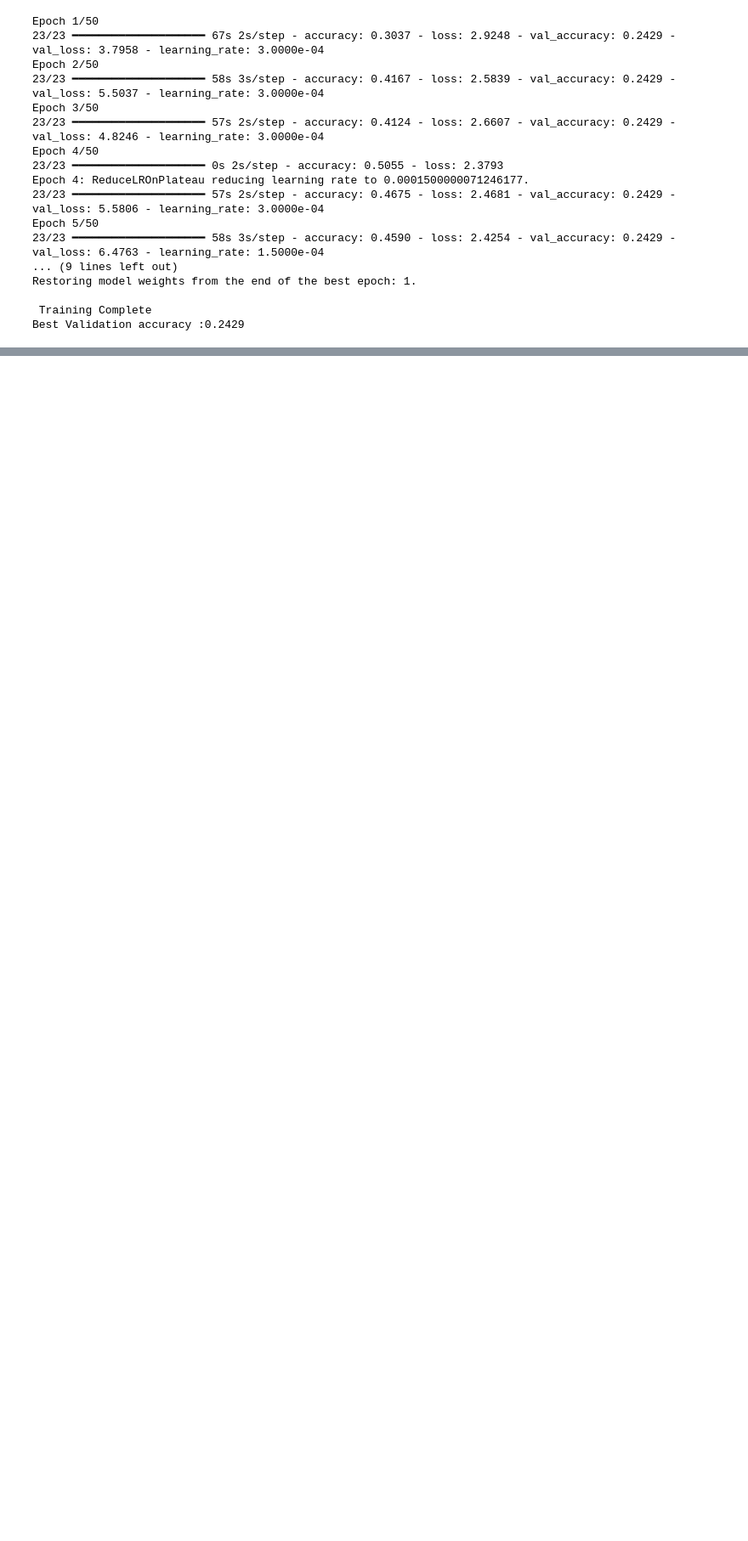
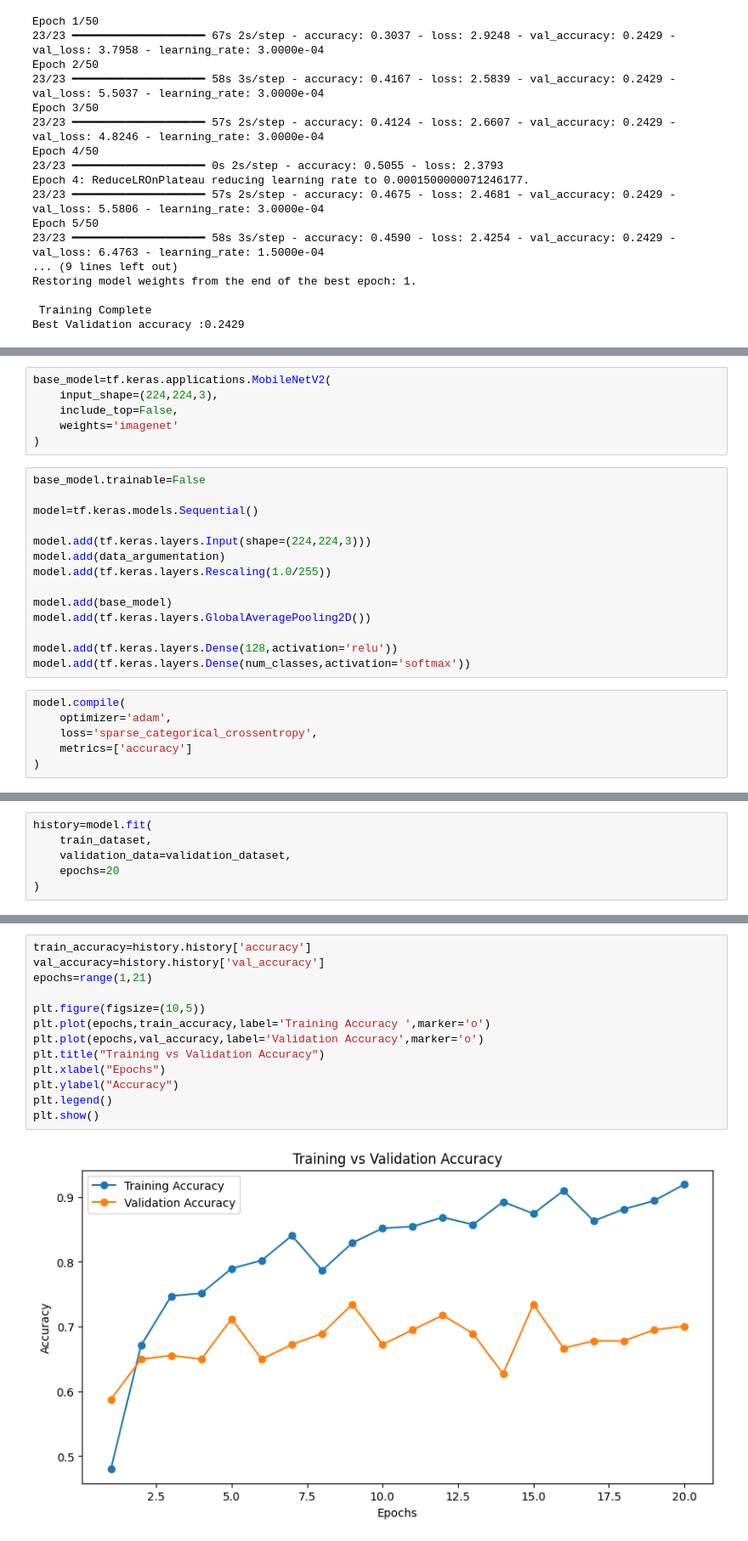
Before and after one commit to mdzaheerjk/Solar-Panel-Defect-Classification-Using-Deep-Learning, a Jupyter notebook: NoteBooks/MODEL.ipynb, the cells around one changed output, grey strips where cells are left out. Shown at 85% size. Drawn from its saved outputs; the diff is of its cells as text; blank space fills up the shorter version.

Commit message:
first training

```diff
--- a/NoteBooks/MODEL.ipynb
+++ b/NoteBooks/MODEL.ipynb
@@ -358,0 +363,26 @@ Best Validation accuracy :0.2429
+# %%
+base_model=tf.keras.applications.MobileNetV2(
+    input_shape=(224,224,3),
+    include_top=False,
+    weights='imagenet'
+)
+# %%
+base_model.trainable=False
+
+model=tf.keras.models.Sequential()
+
+model.add(tf.keras.layers.Input(shape=(224,224,3)))
+model.add(data_argumentation)
+model.add(tf.keras.layers.Rescaling(1.0/255))
+
+model.add(base_model)
+model.add(tf.keras.layers.GlobalAveragePooling2D())
+
+model.add(tf.keras.layers.Dense(128,activation='relu'))
+model.add(tf.keras.layers.Dense(num_classes,activation='softmax'))
+# %%
+model.compile(
+    optimizer='adam',
+    loss='sparse_categorical_crossentropy',
+    metrics=['accuracy']
+)
@@ -358,0 +413,6 @@ Best Validation accuracy :0.2429
+# %%
+history=model.fit(
+    train_dataset,
+    validation_data=validation_dataset,
+    epochs=20
+)
@@ -358,0 +437,15 @@ Best Validation accuracy :0.2429
+# %%
+train_accuracy=history.history['accuracy']
+val_accuracy=history.history['val_accuracy']
+epochs=range(1,21)
+
+plt.figure(figsize=(10,5))
+plt.plot(epochs,train_accuracy,label='Training Accuracy ',marker='o')
+plt.plot(epochs,val_accuracy,label='Validation Accuracy',marker='o')
+plt.title("Training vs Validation Accuracy")
+plt.xlabel("Epochs")
+plt.ylabel("Accuracy")
+plt.legend()
+plt.show()
+# %% [output]
+[figure, added]
```
Also changed, not shown: parts of 5 cells of this notebook, 1 other file.
